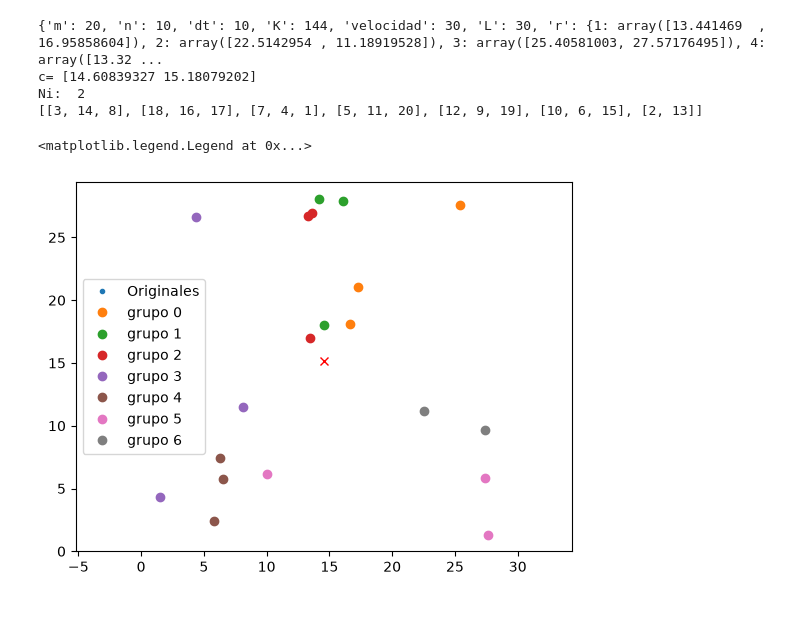
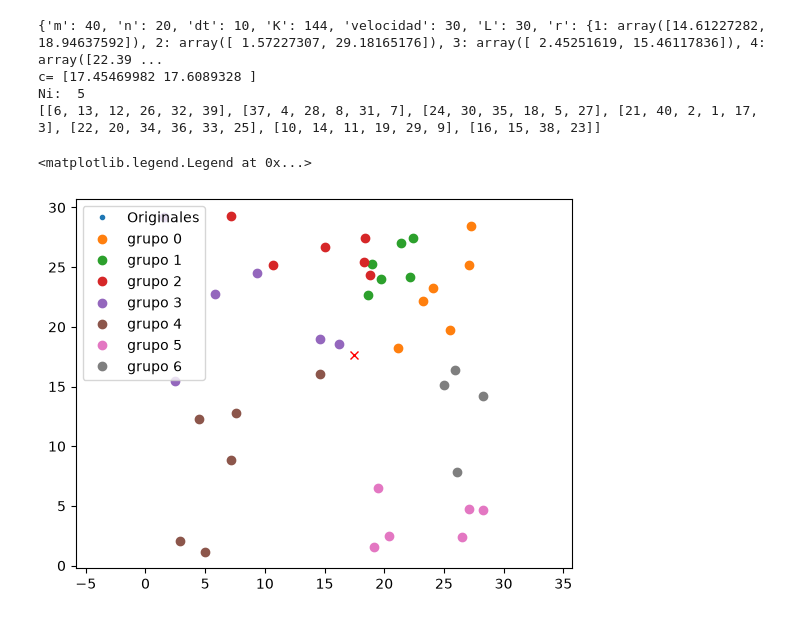
Before and after one commit to robertohincapie/Curso_TAIA, a Jupyter notebook: Modelo_prescriptivo_1.ipynb, the cells around one changed output. Cells and saved outputs as stored; diff of their text form; code cells hidden in the pictures.

```diff
--- a/Modelo_prescriptivo_1.ipynb
+++ b/Modelo_prescriptivo_1.ipynb
@@ -14,8 +16,8 @@ Restricted license - for non-production use only - expires 2027-11-29
 Gurobi disponible: True
 # %%
 # Generación del escenario de usuarios
-def escenario(m=20, #Número de usuarios
-              n=10, #Número de médicos
+def escenario(m=40, #Número de usuarios
+              n=20, #Número de médicos
               dt=10, #Intervalo de tiempo
               K=144,  #Número de intervalos de Tiempo
               velocidad=30, #Velocidad de los carros médicos en unidades de km/hora
@@ -94,38 +96,38 @@ def partir_escenario_posicion(S, n):
         plt.grid()
         print(grupos)
     #Para cada grupo se requiere organizar la siguiente información:
     #'m':m, 'n':n, 'dt':dt, 'K':K, 'velocidad':velocidad, 'L':L, 'r':r, 'delta':delta, 'a':a, 'b':b, 'c':c, 'tau':tau
     Sout=[]
     for gr in grupos:
         tmp={'m':len(gr), 'n':S['n'], 'dt':S['dt'], 'K':S['K'], 'velocidad':S['velocidad'], 'L':S['L'],
                 'r':[], 'delta':{}, 'a':{}, 'b':{}, 'c':{}, 'tau':{} }
         tmp['r']={ind:S['r'][ind] for ind in gr}
         tmp['delta']={(i,j):S['delta'][i,j] for i in gr for j in gr}
         tmp['a']={ind:S['a'][ind] for ind in gr}
         tmp['b']={ind:S['b'][ind] for ind in gr}
         tmp['c']={ind:S['c'][ind] for ind in gr}
         tmp['alfa']={k:v for k,v in S['alfa'].items() if k[0] in gr}
         tmp['tau']={ind:S['tau'][ind] for ind in gr}
 
         Sout.append(tmp)
     return Sout
 ri=np.array(list(S['r'].values()))
 plt.plot(ri[:,0], ri[:,1], '.', label='Originales')
 
 S2=partir_escenario_posicion(S, n=7)
 for i,si in enumerate(S2):
     ri=np.array(list(si['r'].values()))
     plt.plot(ri[:,0], ri[:,1], 'o', label='grupo '+str(i))
 plt.axis('equal')
 plt.grid()
 plt.legend()
 # %% [output]
-{'m': 20, 'n': 10, 'dt': 10, 'K': 144, 'velocidad': 30, 'L': 30, 'r': {1: array([13.441469  , 16.95858604]), 2: array([22.5142954 , 11.18919528]), 3: array([25.40581003, 27.57176495]), 4: array([13.32 ...
-c= [14.60839327 15.18079202]
-Ni:  2
-[[3, 14, 8], [18, 16, 17], [7, 4, 1], [5, 11, 20], [12, 9, 19], [10, 6, 15], [2, 13]]
+{'m': 40, 'n': 20, 'dt': 10, 'K': 144, 'velocidad': 30, 'L': 30, 'r': {1: array([14.61227282, 18.94637592]), 2: array([ 1.57227307, 29.18165176]), 3: array([ 2.45251619, 15.46117836]), 4: array([22.39 ...
+c= [17.45469982 17.6089328 ]
+Ni:  5
+[[6, 13, 12, 26, 32, 39], [37, 4, 28, 8, 31, 7], [24, 30, 35, 18, 5, 27], [21, 40, 2, 1, 17, 3], [22, 20, 34, 36, 33, 25], [10, 14, 11, 19, 29, 9], [16, 15, 38, 23]]
 <matplotlib.legend.Legend at 0x...>
-[figure, old version]
+[figure, new version]
 # %%
 def problemaLP(S):
     m=S['m']
```
Also changed, not shown: parts of 5 cells of this notebook.
